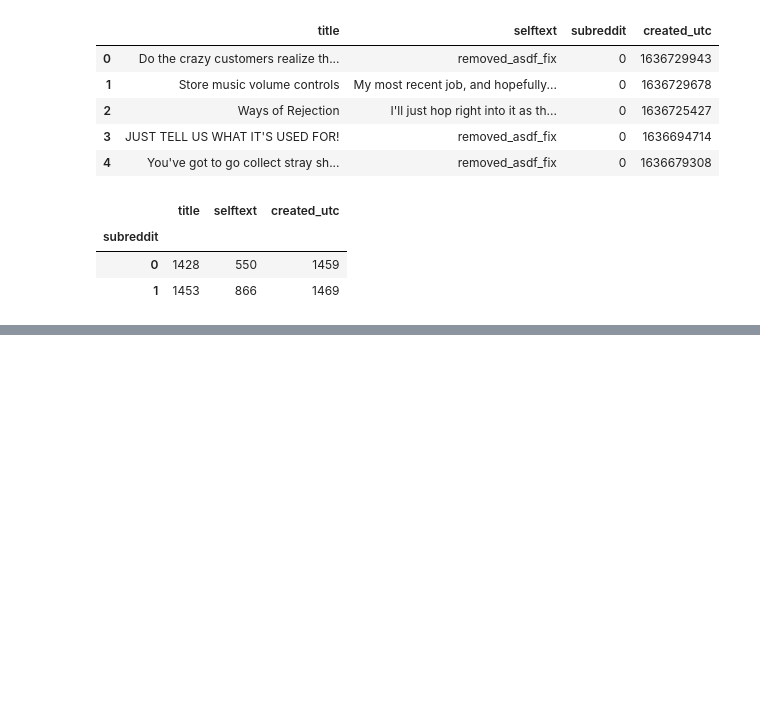
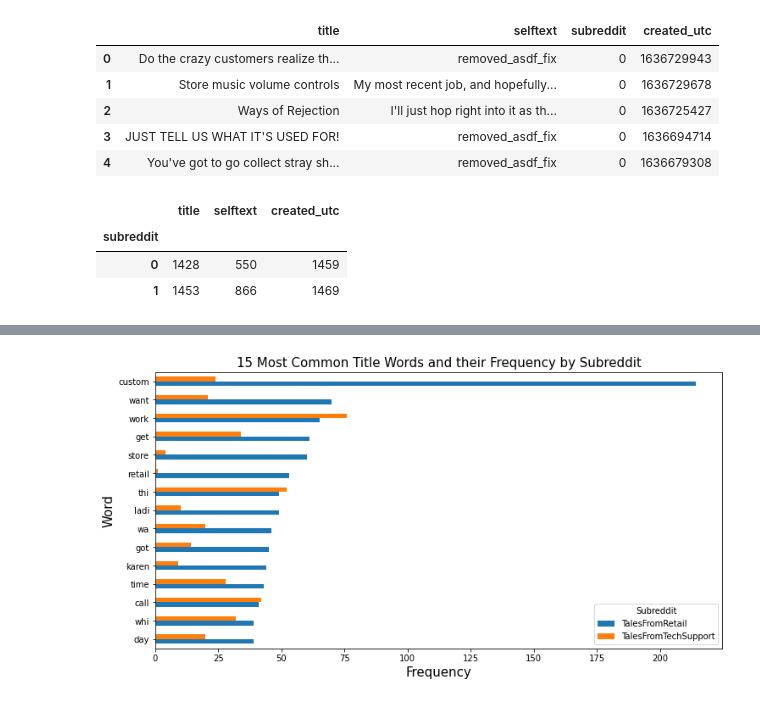
Before and after one commit to Spencerbuckner/Reddit-Classification-ML-Model, a Jupyter notebook: Code/Subreddit EDA.ipynb, the cells around one changed output, grey strips where cells are left out. Cells and saved outputs as stored; diff of their text form; code cells hidden in the pictures; blank space fills up the shorter version.

```diff
--- a/Code/Subreddit EDA.ipynb
+++ b/Code/Subreddit EDA.ipynb
@@ -110,0 +159,2 @@ df.to_csv('../Data/subredditdatacleaned.csv')
+# %%
+cvec1.fit(df['title'])
@@ -110,0 +168,2 @@ df.to_csv('../Data/subredditdatacleaned.csv')
+# %%
+title_cvec = cvec1.transform(df['title'])
@@ -110,0 +174,2 @@ df.to_csv('../Data/subredditdatacleaned.csv')
+# %%
+title_df = pd.DataFrame(title_cvec.todense(), columns=cvec1.get_feature_names())
@@ -110,0 +180,2 @@ df.to_csv('../Data/subredditdatacleaned.csv')
+# %%
+title_df['which_subreddit'] = df['subreddit']
@@ -110,0 +207,10 @@ df.to_csv('../Data/subredditdatacleaned.csv')
+# %%
+ax = title_df.groupby('which_subreddit').sum().T.sort_values(0, ascending=False).head(15).sort_values(0).plot(kind='barh', figsize=(12,6))
+plt.title('15 Most Common Title Words and their Frequency by Subreddit', size=15)
+plt.xlabel('Frequency', size=15)
+plt.ylabel('Word', size=15)
+ax.legend(title='Subreddit', labels=("TalesFromRetail","TalesFromTechSupport"))
+#plt.savefig('../Visuals/titlesortedretail.png', bbox_inches='tight');
+plt.show();
+# %% [output]
+[figure, added]
```
Also changed, not shown: parts of 31 cells of this notebook, 6 other files.
